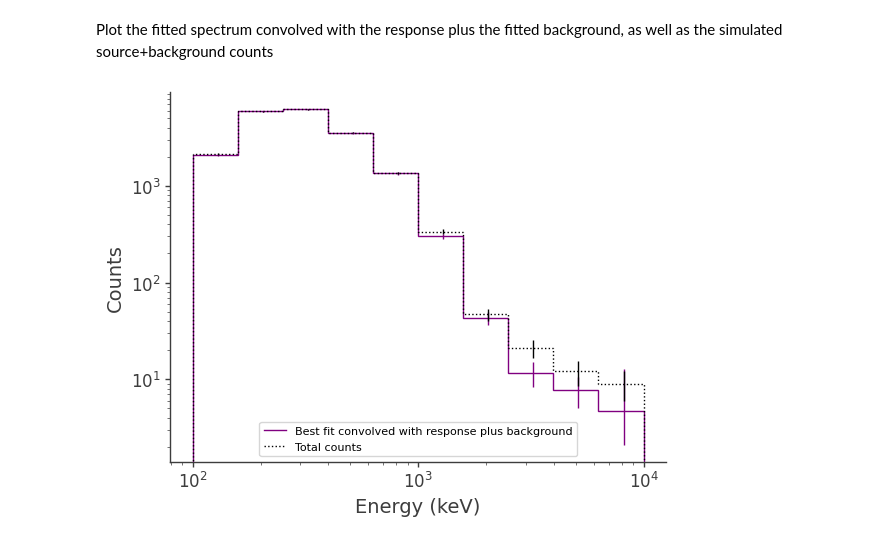
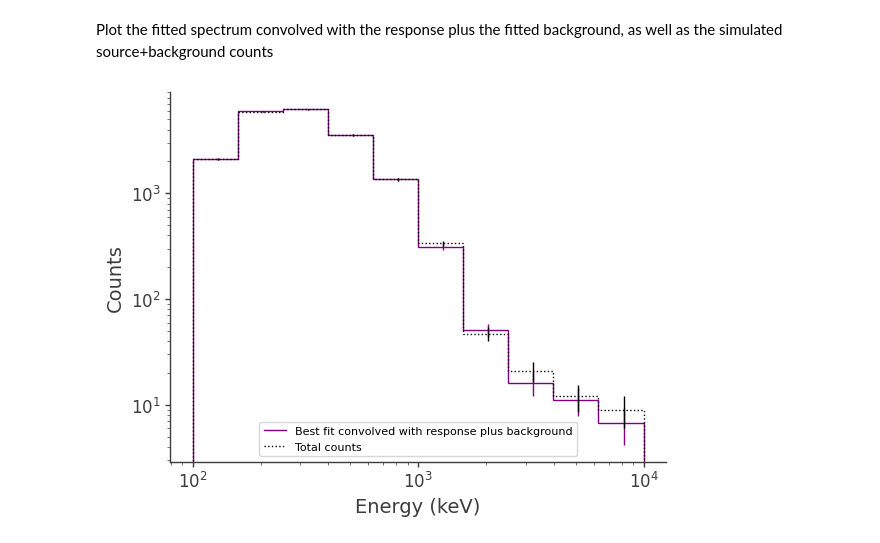
Before and after one commit to hiyoneda/cosipy, a Jupyter notebook: docs/tutorials/spectral_fits/continuum_fit/grb/SpectralFit_GRB_new.ipynb, the cells around one changed output. Saved outputs shown, nothing was run; the diff lists cells and outputs as text; code cells hidden in the pictures.

```diff
--- a/docs/tutorials/spectral_fits/continuum_fit/grb/SpectralFit_GRB_new.ipynb
+++ b/docs/tutorials/spectral_fits/continuum_fit/grb/SpectralFit_GRB_new.ipynb
@@ -111,8 +108,8 @@ Read in the spacecraft orientation file & select the beginning and end times of
 # %%
 tmin = Time(1842597410.0, format='unix')
 tmax = Time(1842597450.0, format='unix')
-ori = SpacecraftHistory.open(data_path / "20280301_3_month_with_orbital_info.fits", tmin, tmax)
-ori = ori.select_interval(tmin, tmax) # Function changed name during refactoring
+sc_orientation = SpacecraftHistory.open(data_path / "20280301_3_month_with_orbital_info.fits", tmin, tmax)
+sc_orientation = sc_orientation.select_interval(tmin, tmax) # Function changed name during refactoring
 # %% [markdown]
 Create BinnedData objects for the GRB only, GRB+background, and background only. The GRB only simulation is not used for the spectral fit, but can be used to compare the fitted spectrum to the source simulation
 # %%
@@ -237,6 +230,8 @@ Gather all plugins and combine with the model in a JointLikelihood object, then
 %%time
 
 plugins = DataList(cosi) # If we had multiple instruments, we would do e.g. DataList(cosi, lat, hawc, ...)
-like = JointLikelihood(model, plugins)
-like.fit()
+
+like = JointLikelihood(model, plugins, verbose = False)
+
+_ = like.fit()
 # %% [output]
@@ -446,29 +425,29 @@ ax.legend();
 [figure]
 # %% [markdown]
 Plot the fitted spectrum convolved with the response plus the fitted background, as well as the simulated source+background counts
-# %%
-em_inj_bkg = grb_bkg.binned_data.project('Em').todense().contents
-em_fit_bkg = bkg_par.value * bkg.binned_data.slice[{'Time':slice(bkg_min,bkg_max)}].project('Em').todense().contents
-em_fit_total = em_fit + em_fit_bkg
-
-fit_bkg_gaussian_error, fit_bkg_poisson_error = compute_errors(em_fit_total)
-inj_bkg_gaussian_error, inj_bkg_poisson_error = compute_errors(em_inj_bkg)
-
-fig,ax = plt.subplots()
-
-ax.stairs(em_fit_total, binned_energy_edges, color='purple', label = "Best fit convolved with response plus background")
-ax.errorbar(binned_energy, em_fit_total, yerr=fit_bkg_poisson_error, color='purple', linewidth=0, elinewidth=1)
-ax.errorbar(binned_energy, em_fit_total, yerr=fit_bkg_gaussian_error, color='purple', linewidth=0, elinewidth=1)
-ax.stairs(em_inj_bkg, binned_energy_edges, color = 'black', ls = ":", label = "Total counts")
-ax.errorbar(binned_energy, em_inj_bkg, yerr=inj_bkg_poisson_error, color='black', linewidth=0, elinewidth=1)
-ax.errorbar(binned_energy, em_inj_bkg, yerr=inj_bkg_gaussian_error, color='black', linewidth=0, elinewidth=1)
-
-ax.set_xscale("log")
-ax.set_yscale("log")
-
-ax.set_xlabel("Energy (keV)")
-ax.set_ylabel("Counts")
-
-ax.legend();
-# %% [output]
-[figure, removed]
+# %%
+expectation_bkg = bkg_model.expectation(copy = True)
+
+fit_bkg_gaussian_error, fit_bkg_poisson_error = compute_errors(expectation.project('Em').todense().contents + expectation_bkg.project('Em').todense().contents)
+inj_bkg_gaussian_error, inj_bkg_poisson_error = compute_errors(data.data.project('Em').todense().contents)
+
+fig,ax = plt.subplots()
+ax.stairs(expectation.project('Em').todense().contents + expectation_bkg.project('Em').todense().contents, binned_energy_edges, color='purple', label = "Best fit convolved with response plus background")
+ax.errorbar(binned_energy, expectation.project('Em').todense().contents+expectation_bkg.project('Em').todense().contents, yerr=fit_bkg_poisson_error, color='purple', linewidth=0, elinewidth=1)
+ax.errorbar(binned_energy, expectation.project('Em').todense().contents+expectation_bkg.project('Em').todense().contents, yerr=fit_bkg_gaussian_error, color='purple', linewidth=0, elinewidth=1)
+ax.stairs(data.data.project('Em').todense().contents, binned_energy_edges, color = 'black', ls = ":", label = "Total counts")
+ax.errorbar(binned_energy, data.data.project('Em').todense().contents, yerr=inj_bkg_poisson_error, color='black', linewidth=0, elinewidth=1)
+ax.errorbar(binned_energy, data.data.project('Em').todense().contents, yerr=inj_bkg_gaussian_error, color='black', linewidth=0, elinewidth=1)
+
+
+ax.set_xscale("log")
+ax.set_yscale("log")
+
+ax.set_xlabel("Energy (keV)")
+ax.set_ylabel("Counts")
+
+ax.legend()
+
+plt.show()
+# %% [output]
+[figure, added]
```
Also changed, not shown: parts of 8 cells of this notebook.
